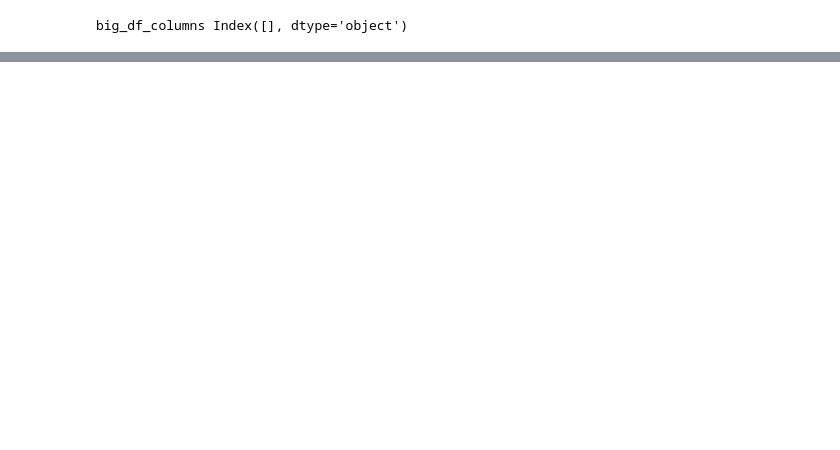
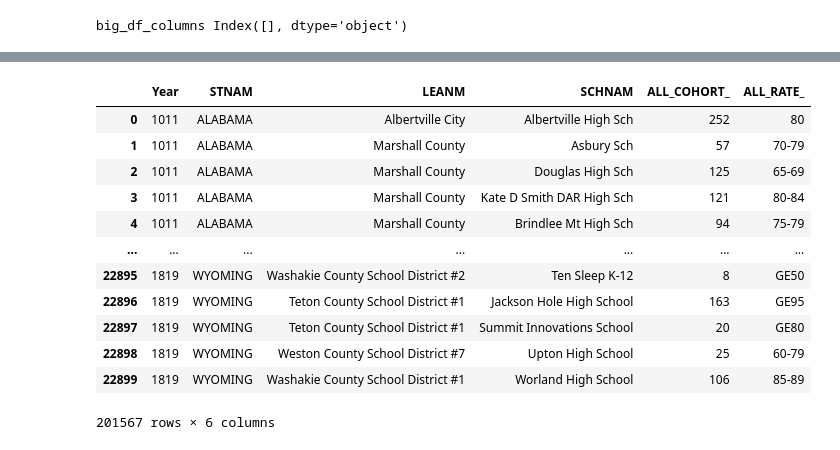
Before and after one commit to georgetown-analytics/student-outcomes, a Jupyter notebook: notebooks/EDA_graduation_rate.ipynb, the cells around one changed output, grey strips where cells are left out. Cells and saved outputs as stored; diff of their text form; code cells hidden in the pictures; blank space fills up the shorter version.

Commit message:
Started preprocessing of graduation rate data for better exploration

```diff
--- a/notebooks/EDA_graduation_rate.ipynb
+++ b/notebooks/EDA_graduation_rate.ipynb
@@ -121,0 +183,4 @@ big_df.head(n=3)
+# %%
+# Drop population subgroup columns
+cols_to_keep = ['Year','STNAM','FIPST','LEAID','LEANM','NCESSCH','SCHNAM','ALL_COHORT_','ALL_RATE_']
+big_df = big_df[cols_to_keep]
@@ -121,0 +210,16 @@ big_df.head(n=3)
+# %%
+big_df.select_dtypes(include=object)
+# %% [output]
+|  | Year | STNAM | LEANM | SCHNAM | ALL_COHORT_ | ALL_RATE_ |
+| 0 | 1011 | ALABAMA | Albertville City | Albertville High Sch | 252 | 80 |
+| 1 | 1011 | ALABAMA | Marshall County | Asbury Sch | 57 | 70-79 |
+| 2 | 1011 | ALABAMA | Marshall County | Douglas High Sch | 125 | 65-69 |
+| 3 | 1011 | ALABAMA | Marshall County | Kate D Smith DAR High Sch | 121 | 80-84 |
+| 4 | 1011 | ALABAMA | Marshall County | Brindlee Mt High Sch | 94 | 75-79 |
+| ... | ... | ... | ... | ... | ... | ... |
+| 22895 | 1819 | WYOMING | Washakie County School District #2 | Ten Sleep K-12 | 8 | GE50 |
+| 22896 | 1819 | WYOMING | Teton County School District #1 | Jackson Hole High School | 163 | GE95 |
+| 22897 | 1819 | WYOMING | Teton County School District #1 | Summit Innovations School | 20 | GE80 |
+| 22898 | 1819 | WYOMING | Weston County School District #7 | Upton High School | 25 | 60-79 |
+| 22899 | 1819 | WYOMING | Washakie County School District #1 | Worland High School | 106 | 85-89 |
+201567 rows × 6 columns
```
Also changed, not shown: parts of 15 cells of this notebook, 2 other files.
